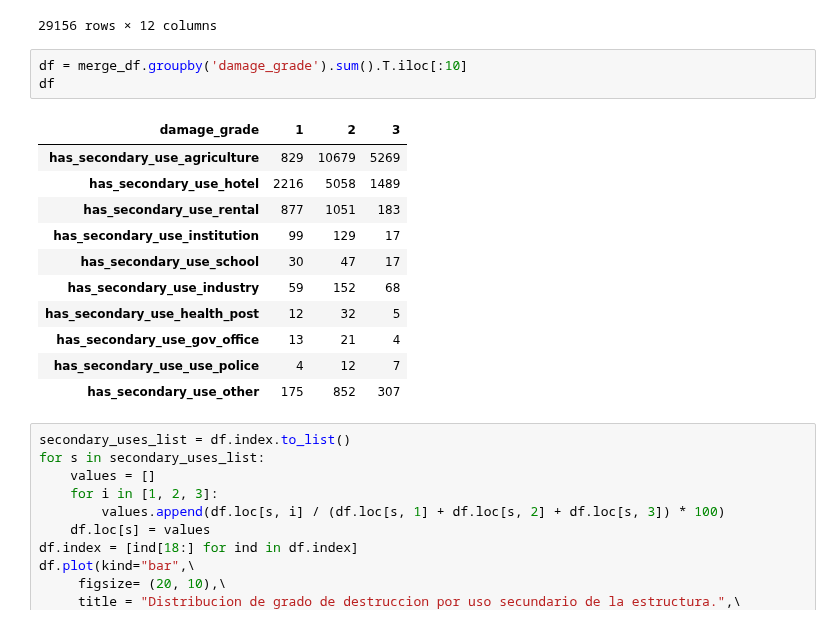
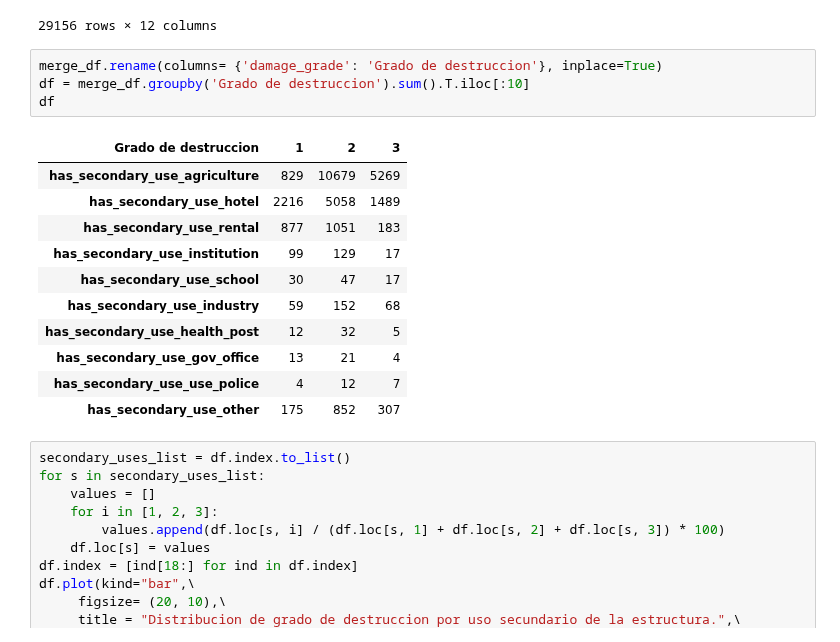
Before and after one commit to joaquinfontela/OrganizacionDeDatos-TP1, a Jupyter notebook: src/SecondaryUse.ipynb, the cells around one changed output. Saved outputs shown, nothing was run; the diff lists cells and outputs as text.

```diff
--- a/src/SecondaryUse.ipynb
+++ b/src/SecondaryUse.ipynb
@@ -92,10 +92,11 @@ merge_df
 | 29155 | 1 | 0 | 0 | 0 | ... |
 29156 rows × 12 columns
 # %%
-df = merge_df.groupby('damage_grade').sum().T.iloc[:10]
+merge_df.rename(columns= {'damage_grade': 'Grado de destruccion'}, inplace=True)
+df = merge_df.groupby('Grado de destruccion').sum().T.iloc[:10]
 df
 # %% [output]
-| damage_grade | 1 | 2 | 3 |
+| Grado de destruccion | 1 | 2 | 3 |
 | has_secondary_use_agriculture | 829 | 10679 | 5269 |
 | has_secondary_use_hotel | 2216 | 5058 | 1489 |
 | has_secondary_use_rental | 877 | 1051 | 183 |
```
Also changed, not shown: 2 other files.
